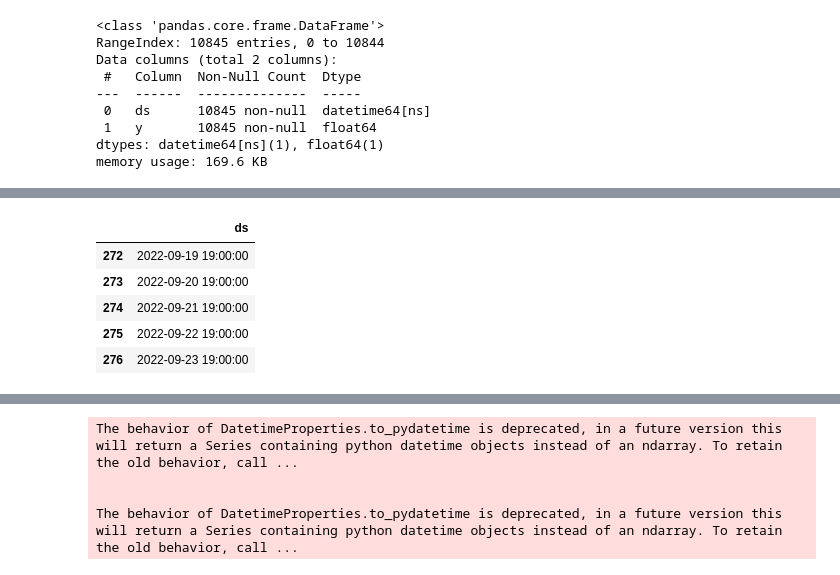
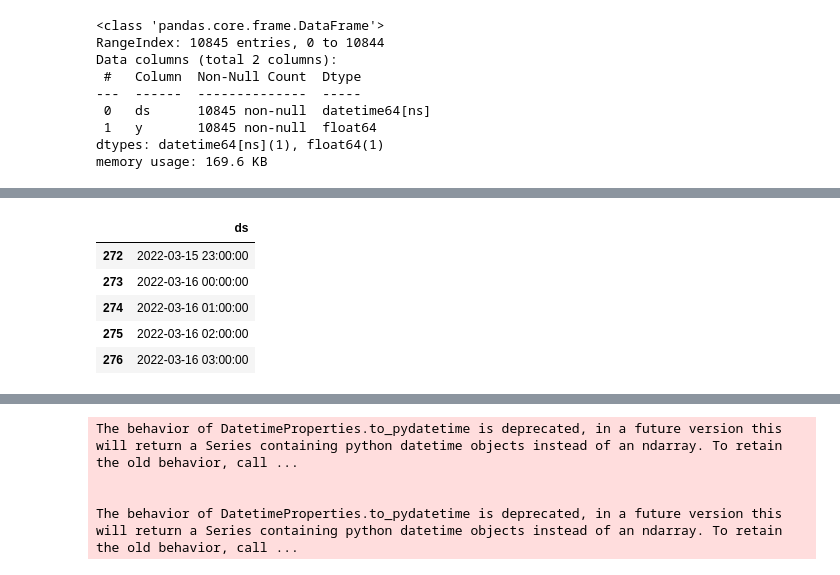
Before and after one commit to Aditya-NeuralNetNinja/d2p_proj, a Jupyter notebook: src/modelling/train_prophet.ipynb, the cells around one changed output, grey strips where cells are left out. Cells and saved outputs as stored; diff of their text form; code cells hidden in the pictures.

```diff
--- a/src/modelling/train_prophet.ipynb
+++ b/src/modelling/train_prophet.ipynb
@@ -101,14 +114,15 @@ INFO:cmdstanpy:Chain [1] start processing
 INFO:cmdstanpy:Chain [1] done processing
 <prophet.forecaster.Prophet at 0x...>
 # %%
-future = m.make_future_dataframe(periods=200)
+# Create future dates for forecasting
+future = m.make_future_dataframe(periods=200, freq='H')
 future.tail()
 # %% [output]
 |  | ds |
-| 272 | 2022-09-19 19:00:00 |
-| 273 | 2022-09-20 19:00:00 |
-| 274 | 2022-09-21 19:00:00 |
-| 275 | 2022-09-22 19:00:00 |
-| 276 | 2022-09-23 19:00:00 |
+| 272 | 2022-03-15 23:00:00 |
+| 273 | 2022-03-16 00:00:00 |
+| 274 | 2022-03-16 01:00:00 |
+| 275 | 2022-03-16 02:00:00 |
+| 276 | 2022-03-16 03:00:00 |
 # %%
 forecast = m.predict(future)
```
Also changed, not shown: parts of 10 cells of this notebook.
